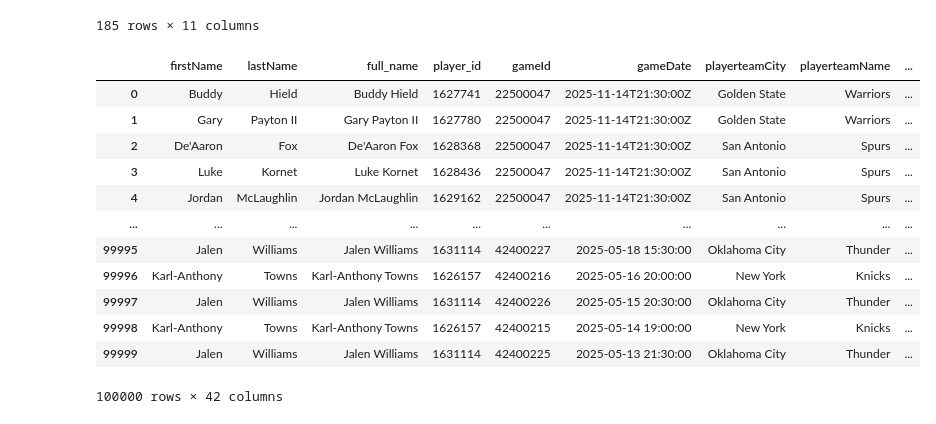
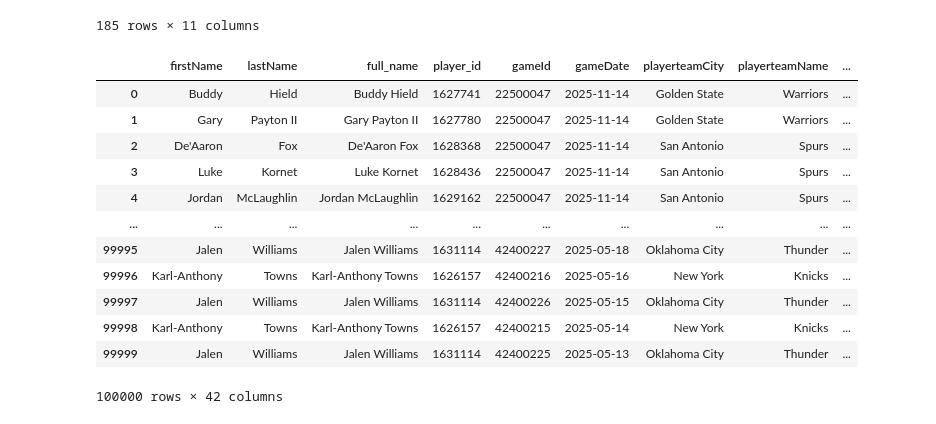
Before and after one commit to dejiandrew/nba-award-predictor, a Jupyter notebook: notebooks/create_features.ipynb, the cells around one changed output. Drawn from its saved outputs; the diff is of its cells as text; code cells hidden in the pictures.

Commit message:
cleaned up matrix. ready to apply to larger player-statistics set

```diff
--- a/notebooks/create_features.ipynb
+++ b/notebooks/create_features.ipynb
@@ -1181,44 +1183,88 @@ FROM all_nba_second_team_df
 
 ,All_NBA_Third_Team_Flag AS (
 SELECT *,
 'Yes' AS all_nba_third_team_this_season
 FROM all_nba_third_team_df
 )
 
-SELECT player_statistics_test_df.*
+SELECT
+player_statistics_test_df.firstName
+,player_statistics_test_df.lastName
+,player_statistics_test_df.full_name
+,player_statistics_test_df.player_id
+,player_statistics_test_df.gameId
+,CAST(player_statistics_test_df.gameDate AS DATE) AS gameDate
+,player_statistics_test_df.playerteamCity
+,player_statistics_test_df.playerteamName
+,player_statistics_test_df.opponentteamCity
+,player_statistics_test_df.opponentteamName
+,player_statistics_test_df.gameType
+,player_statistics_test_df.gameLabel
+,player_statistics_test_df.gameSubLabel
+,player_statistics_test_df.seriesGameNumber
+,player_statistics_test_df.win
+,player_statistics_test_df.home
+,player_statistics_test_df.numMinutes
+,CAST(player_statistics_test_df.points AS INT) AS points
+,CAST(player_statistics_test_df.assists AS INT) AS assists
+,CAST(player_statistics_test_df.blocks AS INT) AS blocks
+,CAST(player_statistics_test_df.steals AS INT) AS steals
+,CAST(player_statistics_test_df.fieldGoalsAttempted AS INT) AS fieldGoalsAttempted
+,CAST(player_statistics_test_df.fieldGoalsMade AS INT) AS fieldGoalsMade
+,player_statistics_test_df.fieldGoalsPercentage
+,CAST(player_statistics_test_df.threePointersAttempted AS INT) AS threePointersAttempted
+,CAST(player_statistics_test_df.threePointersMade AS INT) AS threePointersMade
+,player_statistics_test_df.threePointersPercentage
+,CAST(player_statistics_test_df.freeThrowsAttempted AS INT) AS freeThrowsAttempted
+,CAST(player_statistics_test_df.freeThrowsMade AS INT) AS freeThrowsMade
+,player_statistics_test_df.freeThrowsPercentage
+,CAST(player_statistics_test_df.reboundsDefensive AS INT) AS reboundsDefensive
+,CAST(player_statistics_test_df.reboundsOffensive AS INT) AS reboundsOffensive
+,CAST(player_statistics_test_df.reboundsTotal AS INT) AS reboundsTotal
+,CAST(player_statistics_test_df.foulsPersonal AS INT) AS foulsPersonal
+,CAST(player_statistics_test_df.turnovers AS INT) AS turnovers
+,CAST(player_statistics_test_df.plusMinusPoints AS INT) AS plusMinusPoints
+,player_statistics_test_df.season
+
 ,All_Star_Flag.all_star_this_season
 ,MVP_Flag.mvp_this_season
 ,All_NBA_First_Team_Flag.all_nba_first_team_this_season
 ,All_NBA_Second_Team_Flag.all_nba_second_team_this_season
 ,All_NBA_Third_Team_Flag.all_nba_third_team_this_season
 
 FROM player_statistics_test_df
 LEFT JOIN All_Star_Flag
 ON All_Star_Flag.player_id = player_statistics_test_df.player_id AND All_Star_Flag.Season = player_statistics_test_df.Season
 LEFT JOIN MVP_Flag
 ON MVP_Flag.player_id = player_statistics_test_df.player_id AND MVP_Flag.Season = player_statistics_test_df.Season
 LEFT JOIN All_NBA_First_Team_Flag
 ON All_NBA_First_Team_Flag.player_id = player_statistics_test_df.player_id AND All_NBA_First_Team_Flag.Season = player_statistics_test_df.Season
 LEFT JOIN All_NBA_Second_Team_Flag
 ON All_NBA_Second_Team_Flag.player_id = player_statistics_test_df.player_id AND All_NBA_Second_Team_Flag.Season = player_statistics_test_df.Season
 LEFT JOIN All_NBA_Third_Team_Flag
 ON All_NBA_Third_Team_Flag.player_id = player_statistics_test_df.player_id AND All_NBA_Third_Team_Flag.Season = player_statistics_test_df.Season
 
 
 """
 
-duckdb.query(query).df()
+result_df = duckdb.query(query).df()
+result_df["all_star_this_season"] = np.where(result_df["all_star_this_season"] == 'Yes',1,0)
+result_df["mvp_this_season"] = np.where(result_df["mvp_this_season"] == 'Yes',1,0)
+result_df["all_nba_first_team_this_season"] = np.where(result_df["all_nba_first_team_this_season"] == 'Yes',1,0)
+result_df["all_nba_second_team_this_season"] = np.where(result_df["all_nba_second_team_this_season"] == 'Yes',1,0)
+result_df["all_nba_third_team_this_season"] = np.where(result_df["all_nba_third_team_this_season"] == 'Yes',1,0)
+result_df
 # %% [output]
 |  | firstName | lastName | full_name | player_id | gameId | gameDate | playerteamCity | playerteamName | ... |
-| 0 | Buddy | Hield | Buddy Hield | 1627741 | 22500047 | 2025-11-14T21:30:00Z | Golden State | Warriors | ... |
-| 1 | Gary | Payton II | Gary Payton II | 1627780 | 22500047 | 2025-11-14T21:30:00Z | Golden State | Warriors | ... |
-| 2 | De'Aaron | Fox | De'Aaron Fox | 1628368 | 22500047 | 2025-11-14T21:30:00Z | San Antonio | Spurs | ... |
-| 3 | Luke | Kornet | Luke Kornet | 1628436 | 22500047 | 2025-11-14T21:30:00Z | San Antonio | Spurs | ... |
-| 4 | Jordan | McLaughlin | Jordan McLaughlin | 1629162 | 22500047 | 2025-11-14T21:30:00Z | San Antonio | Spurs | ... |
+| 0 | Buddy | Hield | Buddy Hield | 1627741 | 22500047 | 2025-11-14 | Golden State | Warriors | ... |
+| 1 | Gary | Payton II | Gary Payton II | 1627780 | 22500047 | 2025-11-14 | Golden State | Warriors | ... |
+| 2 | De'Aaron | Fox | De'Aaron Fox | 1628368 | 22500047 | 2025-11-14 | San Antonio | Spurs | ... |
+| 3 | Luke | Kornet | Luke Kornet | 1628436 | 22500047 | 2025-11-14 | San Antonio | Spurs | ... |
+| 4 | Jordan | McLaughlin | Jordan McLaughlin | 1629162 | 22500047 | 2025-11-14 | San Antonio | Spurs | ... |
 | ... | ... | ... | ... | ... | ... | ... | ... | ... | ... |
-| 99995 | Jalen | Williams | Jalen Williams | 1631114 | 42400227 | 2025-05-18 15:30:00 | Oklahoma City | Thunder | ... |
-| 99996 | Karl-Anthony | Towns | Karl-Anthony Towns | 1626157 | 42400216 | 2025-05-16 20:00:00 | New York | Knicks | ... |
-| 99997 | Jalen | Williams | Jalen Williams | 1631114 | 42400226 | 2025-05-15 20:30:00 | Oklahoma City | Thunder | ... |
-| 99998 | Karl-Anthony | Towns | Karl-Anthony Towns | 1626157 | 42400215 | 2025-05-14 19:00:00 | New York | Knicks | ... |
-| 99999 | Jalen | Williams | Jalen Williams | 1631114 | 42400225 | 2025-05-13 21:30:00 | Oklahoma City | Thunder | ... |
+| 99995 | Jalen | Williams | Jalen Williams | 1631114 | 42400227 | 2025-05-18 | Oklahoma City | Thunder | ... |
+| 99996 | Karl-Anthony | Towns | Karl-Anthony Towns | 1626157 | 42400216 | 2025-05-16 | New York | Knicks | ... |
+| 99997 | Jalen | Williams | Jalen Williams | 1631114 | 42400226 | 2025-05-15 | Oklahoma City | Thunder | ... |
+| 99998 | Karl-Anthony | Towns | Karl-Anthony Towns | 1626157 | 42400215 | 2025-05-14 | New York | Knicks | ... |
+| 99999 | Jalen | Williams | Jalen Williams | 1631114 | 42400225 | 2025-05-13 | Oklahoma City | Thunder | ... |
 100000 rows × 42 columns
```
Also changed, not shown: parts of 2 cells of this notebook.
